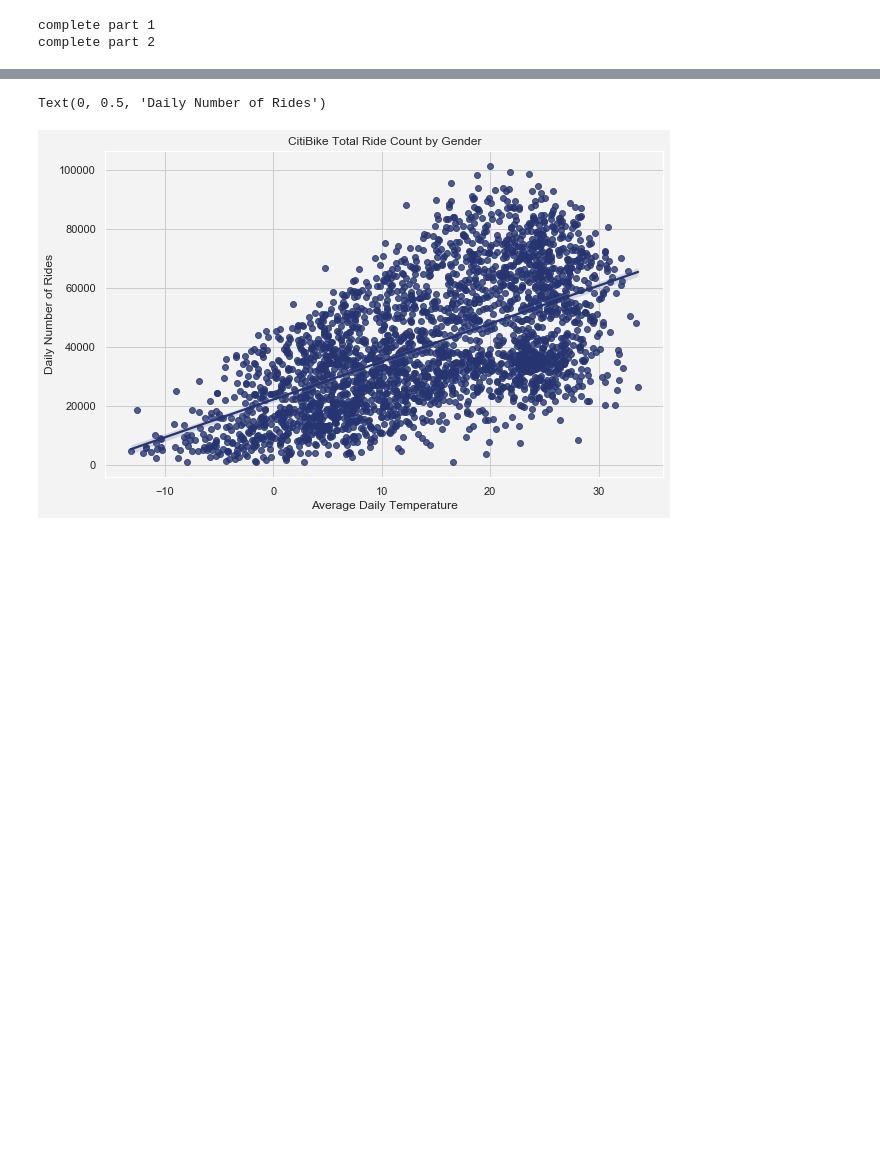
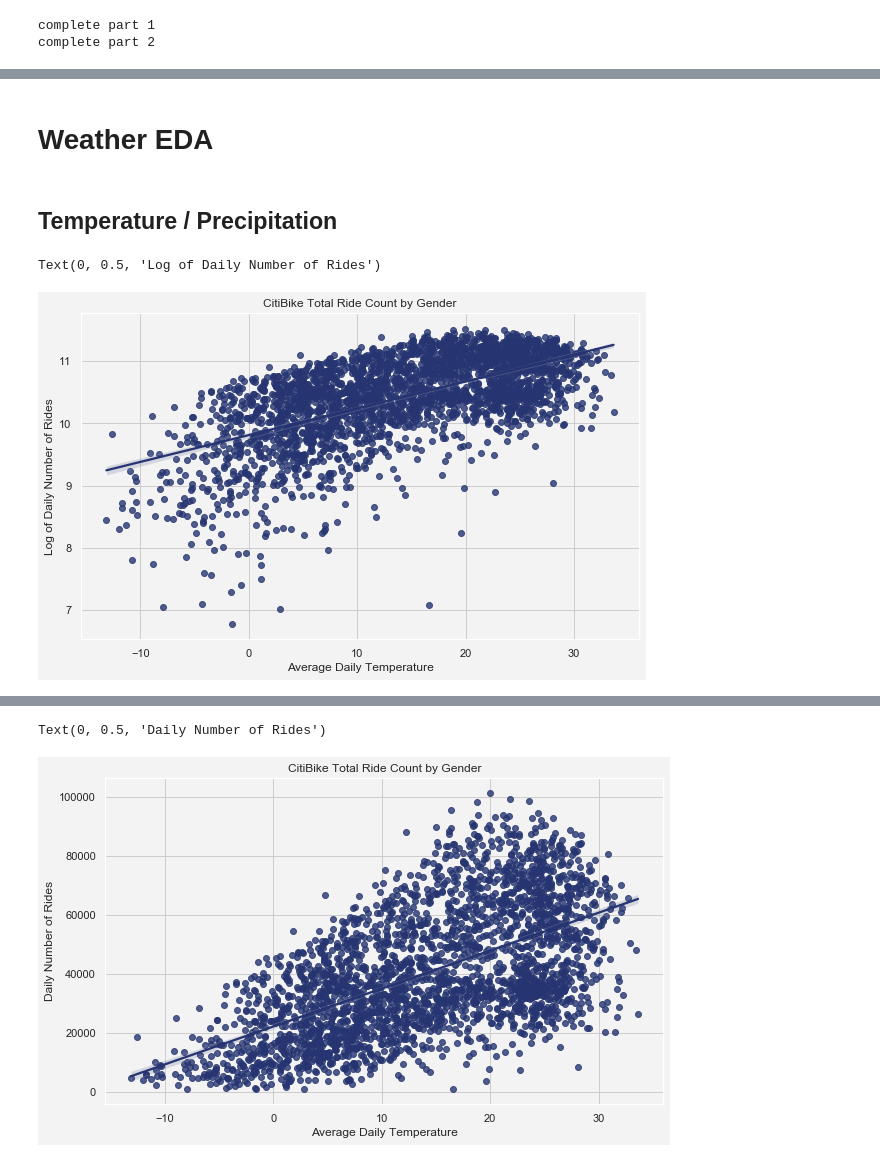
Before and after one commit to evan-kiolbassa/citibike, a Jupyter notebook: EDA/EDA_Weather.ipynb, the cells around one changed output, grey strips where cells are left out. Saved outputs shown, nothing was run; the diff lists cells and outputs as text; code cells hidden in the pictures; blank space fills up the shorter version.

```diff
--- a/EDA/EDA_Weather.ipynb
+++ b/EDA/EDA_Weather.ipynb
@@ -274,0 +155,19 @@ combined
+# %% [markdown]
+# Weather EDA
+# %% [markdown]
+## Temperature / Precipitation
+# %%
+X = np.log(combined['TMP_mean'])
+Y = np.log(combined['counts'])
+# %%
+sns.set(rc={'axes.facecolor':'#f3f3f3', 'figure.facecolor':'#f3f3f3', 'grid.color': '#cdcdcd'})
+colors = ["#263571", "#263571", "#ea2029"]
+sns.set_palette(sns.color_palette(colors))
+plt.figure(figsize = (10,6))
+fig = sns.regplot(x = 'TMP_mean', y = Y, data = combined)
+fig.set_title('CitiBike Total Ride Count by Gender', fontsize=12)
+fig.set_xlabel('Average Daily Temperature', fontsize=12)
+fig.set_ylabel('Log of Daily Number of Rides', fontsize=12)
+# %% [output]
+Text(0, 0.5, 'Log of Daily Number of Rides')
+[figure, added]
```
Also changed, not shown: parts of 53 cells of this notebook, 2 other files.
